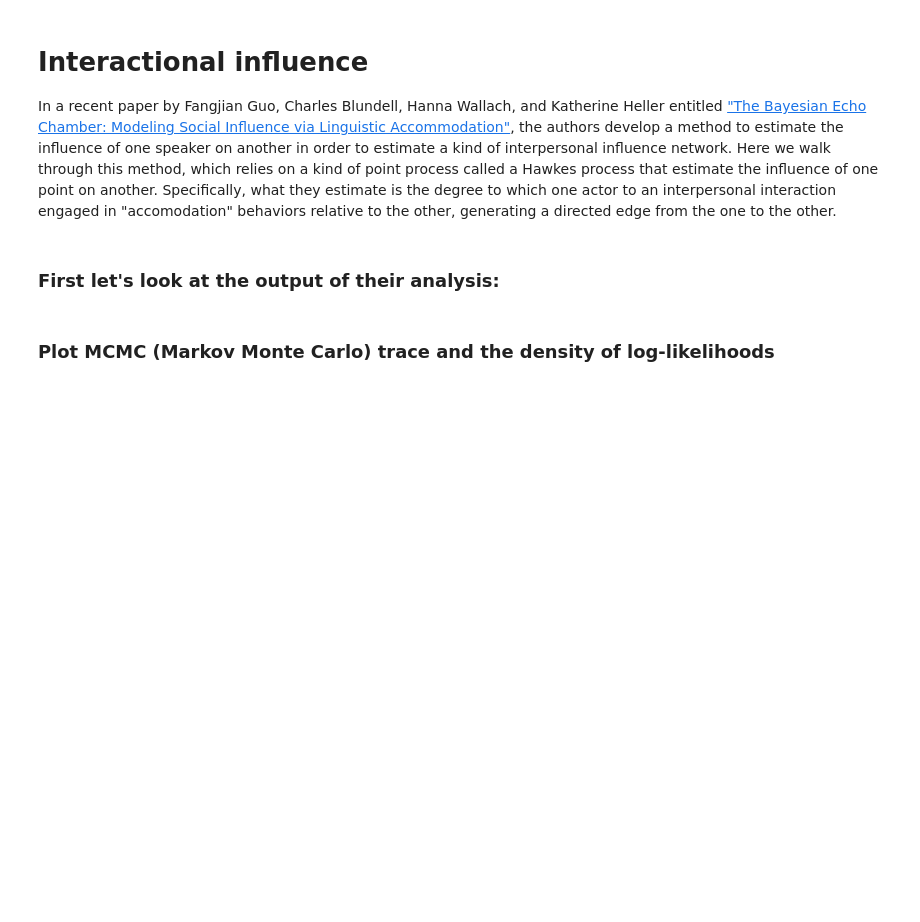
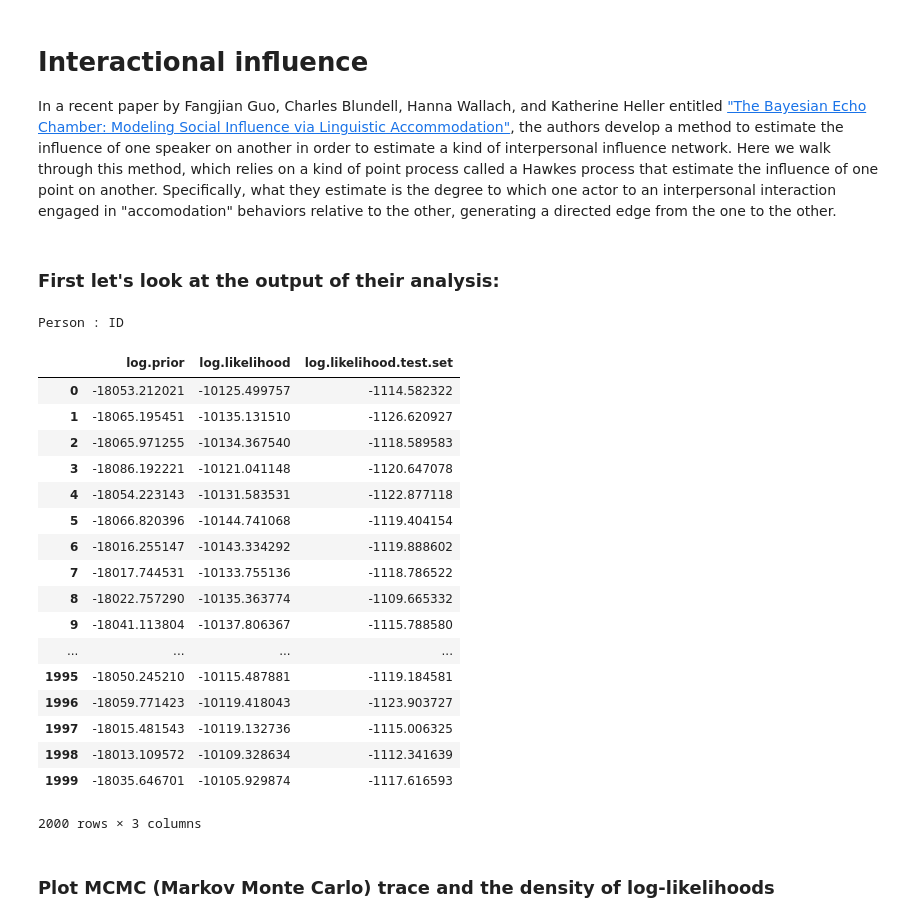
Before and after one commit to sunnyJy/content-analysis-2018, a Jupyter notebook: 8-Semantic-Networks/8-Semantic-Networks.ipynb, the cells around one changed output. Saved outputs shown, nothing was run; the diff lists cells and outputs as text; code cells hidden in the pictures; blank space fills up the shorter version.

```diff
--- a/8-Semantic-Networks/8-Semantic-Networks.ipynb
+++ b/8-Semantic-Networks/8-Semantic-Networks.ipynb
@@ -769,12 +848,33 @@ if not os.path.isdir(result_path):
 # %%
 df_meta_info = pandas.read_table(result_path + 'meta-info.txt',header=None)
 df_log_prob = pandas.read_csv(result_path + "SAMPLE-log_prior_and_log_likelihood.txt",delim_whitespace=True) #log_prob samples
 df_influence = pandas.read_csv(result_path + 'SAMPLE-influence.txt',delim_whitespace=True) # influence samples
 df_participants = pandas.read_csv(result_path + 'cast.txt', delim_whitespace=True)
 person_id = pandas.Series(df_participants['agent.num'].values-1,index=df_participants['agent.name']).to_dict()
 print()
 print ('Person : ID')
 person_id
+df_log_prob
+# %% [output]
+Person : ID
+|  | log.prior | log.likelihood | log.likelihood.test.set |
+| 0 | -18053.212021 | -10125.499757 | -1114.582322 |
+| 1 | -18065.195451 | -10135.131510 | -1126.620927 |
+| 2 | -18065.971255 | -10134.367540 | -1118.589583 |
+| 3 | -18086.192221 | -10121.041148 | -1120.647078 |
+| 4 | -18054.223143 | -10131.583531 | -1122.877118 |
+| 5 | -18066.820396 | -10144.741068 | -1119.404154 |
+| 6 | -18016.255147 | -10143.334292 | -1119.888602 |
+| 7 | -18017.744531 | -10133.755136 | -1118.786522 |
+| 8 | -18022.757290 | -10135.363774 | -1109.665332 |
+| 9 | -18041.113804 | -10137.806367 | -1115.788580 |
+| ... | ... | ... | ... |
+| 1995 | -18050.245210 | -10115.487881 | -1119.184581 |
+| 1996 | -18059.771423 | -10119.418043 | -1123.903727 |
+| 1997 | -18015.481543 | -10119.132736 | -1115.006325 |
+| 1998 | -18013.109572 | -10109.328634 | -1112.341639 |
+| 1999 | -18035.646701 | -10105.929874 | -1117.616593 |
+2000 rows × 3 columns
 # %%
 def getDensity(df):
     data = df#_log_prob['log.prior']
```
Also changed, not shown: parts of 23 cells of this notebook, 10 other files.
